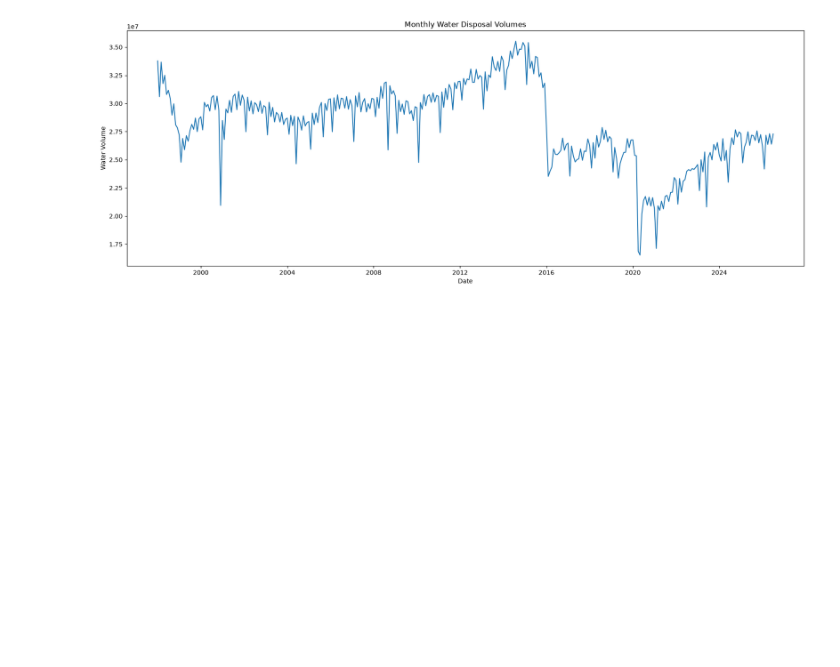
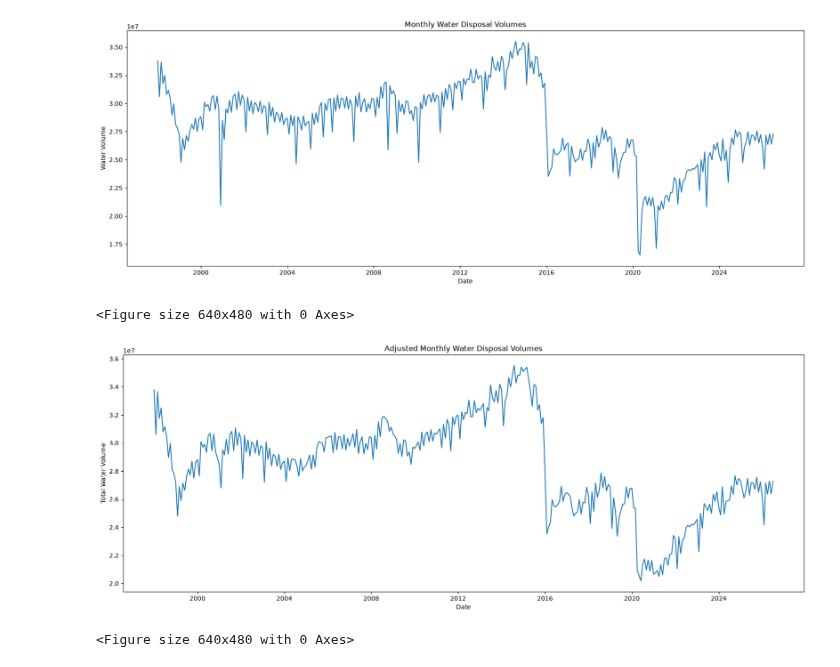
Before and after one commit to L0GN82/SARIMA, a Jupyter notebook: SARIMA.ipynb, the cells around one changed output. Cells and saved outputs as stored; diff of their text form; code cells hidden in the pictures; blank space fills up the shorter version.

```diff
--- a/SARIMA.ipynb
+++ b/SARIMA.ipynb
@@ -1,15 +10,16 @@
 # %%
-import pandas as pd
-import numpy as np
-import matplotlib.pyplot as plt
-import matplotlib
 
-df = pd.read_excel(r"C:\Users\LoganFrideley\East Texas Salt Water Disposal Company\Finance - Documents\Water Disposal History.xlsx")
-monthly_water_vols = df[['Month/ Year', 'Total Disposed Water Volume']].copy()
+
+original_df = pd.read_excel(r"C:\Users\LoganFrideley\East Texas Salt Water Disposal Company\Finance - Documents\Water Disposal History.xlsx")
+
+monthly_water_vols = original_df[['Month/ Year', 'Total Disposed Water Volume']].copy()
+
 # Filter out all Na values for water volumes.
 monthly_water_vols = monthly_water_vols[~monthly_water_vols['Total Disposed Water Volume'].isna()]
+
 # Changing column names to 'Water Volume'
 monthly_water_vols['Water Volume'] = monthly_water_vols['Total Disposed Water Volume']
+
 # Changing column name to Date and also making the type datetime64
 monthly_water_vols['Date'] = monthly_water_vols['Month/ Year']
 monthly_water_vols['Date'] = pd.to_datetime(monthly_water_vols['Date'])
@@ -29,6 +39,24 @@ ax.set_title('Monthly Water Disposal Volumes')
 ax.set_xlabel('Date')
 ax.set_ylabel('Water Volume')
 plt.show()
+plt.savefig("Monthly Water Volumes")
 # %% [output]
 [figure]
+<Figure size 640x480 with 0 Axes>
+# %%
+adjusted_df = pd.read_excel(r"C:\Users\LoganFrideley\OneDrive - East Texas Salt Water Disposal Company\Documents\SARIMA Project\Water Disposal History.xlsx", sheet_name='Sheet2')
+adjusted = adjusted_df[['Date', 'Total Water Volume']]
+
+
+fig, ax = plt.subplots(figsize=(20,7))
+
+ax.plot(adjusted['Date'], adjusted['Total Water Volume'], label = 'Adjusted Water Disposal Volume')
+ax.set_title('Adjusted Monthly Water Disposal Volumes')
+ax.set_xlabel('Date')
+ax.set_ylabel('Total Water Volume')
+plt.show()
+plt.savefig("Adjusted Monthly Water Volumes")
+# %% [output]
+[figure, added]
+<Figure size 640x480 with 0 Axes>
 # %%
```
Also changed, not shown: parts of 3 cells of this notebook, 6 other files.
